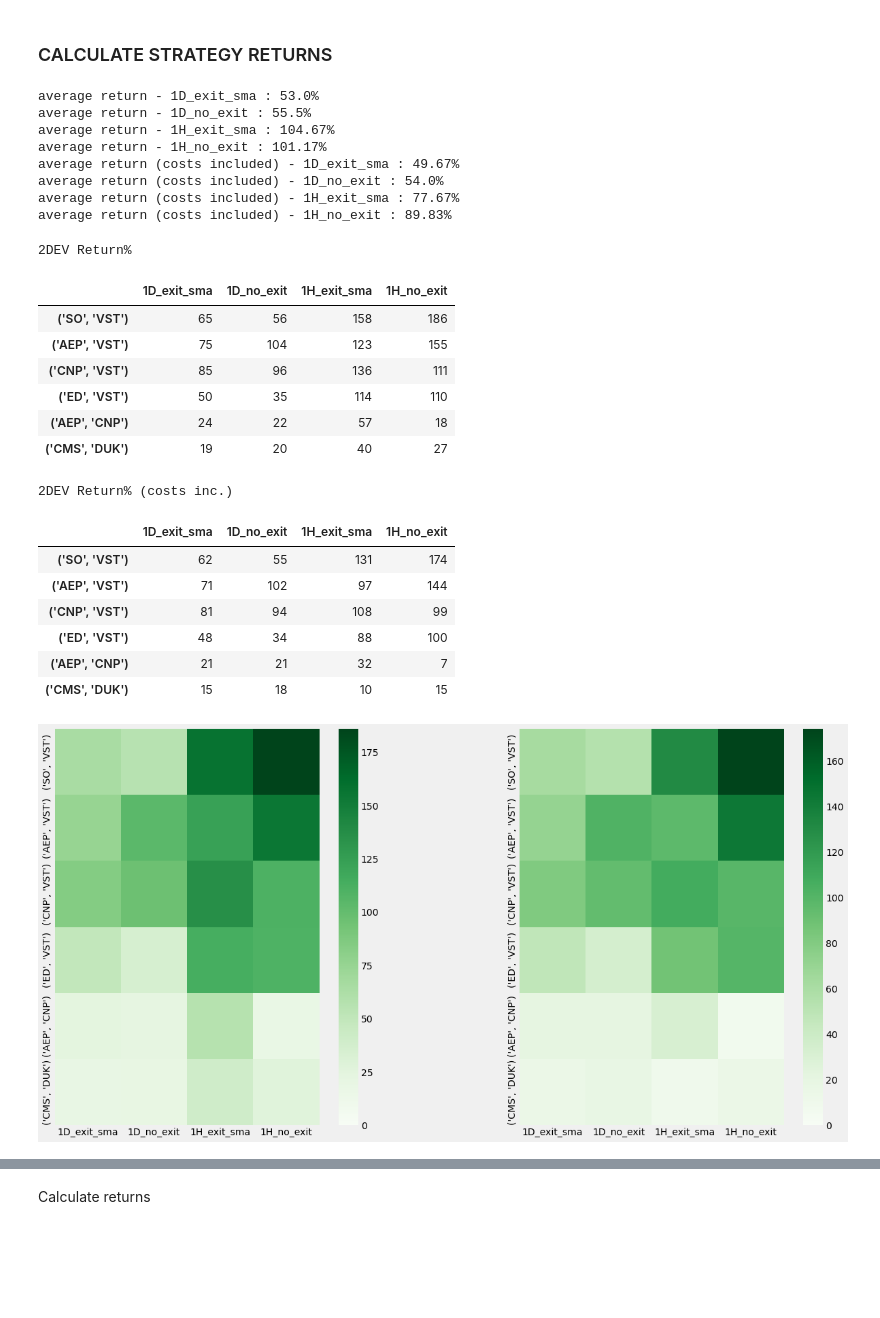
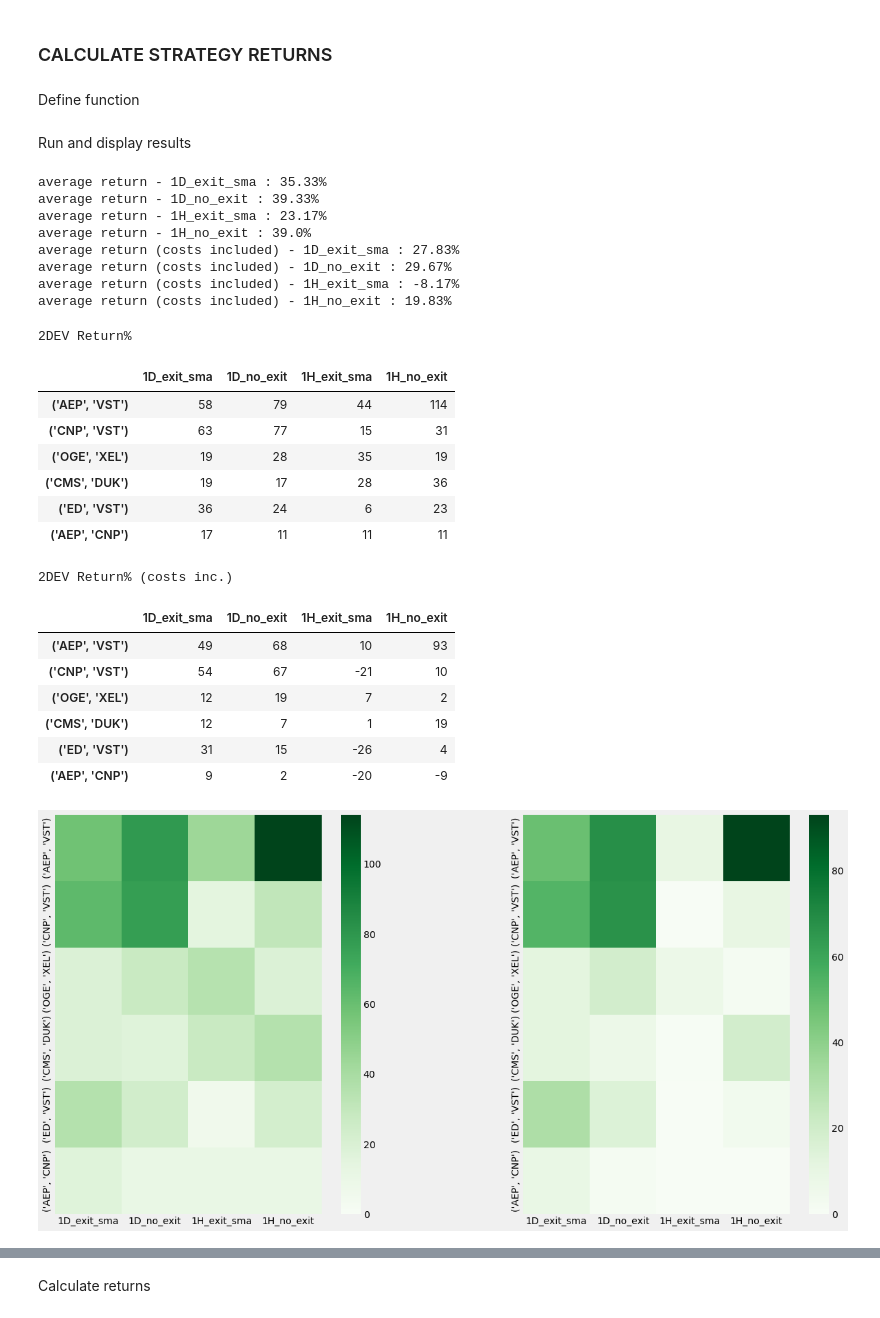
Before and after one commit to ozdemirozcelik/coint-tools, a Jupyter notebook: 7-summary-backtest.ipynb, the cells around one changed output, grey strips where cells are left out. Saved outputs shown, nothing was run; the diff lists cells and outputs as text; code cells hidden in the pictures; blank space fills up the shorter version.

```diff
--- a/7-summary-backtest.ipynb
+++ b/7-summary-backtest.ipynb
@@ -17,7 +18,8 @@ Path("report").mkdir(parents=True, exist_ok=True)
 # %%
 resolution_list = ['1D','1H']
 
-report_heading = "Utilities 1Y"  # change for the report heading
+# report_heading = "Utilities 1Y"  # change for the report heading
+report_heading = "UTILITIES 1Y"  # change for the report heading
 
 pos_value = 7500 # x2 for pair buy & sell
 mar_req = 0.3 # margin requirement
@@ -25,7 +27,7 @@ cash_req = mar_req * pos_value * 2 # required cash
 avg_slip = 0.001 # per order per position value
 avg_commission = 0.007 # per contract
 
-avg_fin_cost_list = [(0.07/365),(0.07/365/24)] # per borrowed cash per day&hour
+avg_fin_cost_dic = {'1D':(0.07/365),'1H':(0.07/365/7)} # per borrowed cash per day&hour
 # %% [markdown]
 ### GET PAIR INFORMATION
 # %%
@@ -176,4 +266,6 @@ def bb(data, sma, sd=2.0, n=20):
     return bb_up, bb_low
 # %% [markdown]
 ### CALCULATE STRATEGY RETURNS
+# %% [markdown]
+Define function
 # %%
@@ -314,10 +422,15 @@ def calculate_returns(data_dic, b=2):  # b is 1.0, 1.5, 2.0, 2.5 or 3 std
             returns_with_costs_df[res + "_" + strategy_list[st]] = costs_list
 
     return returns_df, returns_with_costs_df
+# %% [markdown]
+Run and display results
 # %%
 from IPython.display import display_html
 
-df1_2_0std, df2_2_0std = calculate_returns(pairs_dic,b=2.0) # b is 1.0, 1.5, 2.0, 2.5 or 3 std
+#strategy_list = ["exit_sma", "no_exit", "skp_sma"]
+str_list = ["exit_sma", "no_exit"]
+
+df1_2_0std, df2_2_0std = calculate_returns(pairs_dic, str_list, b=2.0) # b is 1.0, 1.5, 2.0, 2.5 or 3 std
 
 for col in df1_2_0std.columns:
     print(f"average return - {col} : {round(df1_2_0std[col].mean(),2)}%")
@@ -342,54 +455,54 @@ display_html(df1_style._repr_html_() + df2_style._repr_html_(), raw=True)
 
 fig, (ax1, ax2) = plt.subplots(1,2)
 seaborn.heatmap(
     df1_sort,
     xticklabels=df1_sort.columns,
     yticklabels=df1_sort.index,
     cmap="Greens",
     square=True,
     vmin=0,
     ax=ax1
 )
 seaborn.heatmap(
     df2_sort,
     xticklabels=df2_sort.columns,
     yticklabels=df2_sort.index,
     cmap="Greens",
     square=True,
     vmin=0,
     ax=ax2
 )
 
 dpi_set=100
 dfi.export(df1_style, 'summary1.png', dpi=dpi_set)
 dfi.export(df2_style, 'summary2.png', dpi=dpi_set)
 plt.savefig('summary_plot1', dpi=dpi_set, bbox_inches='tight', pad_inches=0)
 # %% [output]
-average return - 1D_exit_sma : 53.0%
-average return - 1D_no_exit : 55.5%
-average return - 1H_exit_sma : 104.67%
-average return - 1H_no_exit : 101.17%
-average return (costs included) - 1D_exit_sma : 49.67%
-average return (costs included) - 1D_no_exit : 54.0%
-average return (costs included) - 1H_exit_sma : 77.67%
-average return (costs included) - 1H_no_exit : 89.83%
+average return - 1D_exit_sma : 35.33%
+average return - 1D_no_exit : 39.33%
+average return - 1H_exit_sma : 23.17%
+average return - 1H_no_exit : 39.0%
+average return (costs included) - 1D_exit_sma : 27.83%
+average return (costs included) - 1D_no_exit : 29.67%
+average return (costs included) - 1H_exit_sma : -8.17%
+average return (costs included) - 1H_no_exit : 19.83%
 2DEV Return%
 |  | 1D_exit_sma | 1D_no_exit | 1H_exit_sma | 1H_no_exit |
-| ('SO', 'VST') | 65 | 56 | 158 | 186 |
-| ('AEP', 'VST') | 75 | 104 | 123 | 155 |
-| ('CNP', 'VST') | 85 | 96 | 136 | 111 |
-| ('ED', 'VST') | 50 | 35 | 114 | 110 |
-| ('AEP', 'CNP') | 24 | 22 | 57 | 18 |
-| ('CMS', 'DUK') | 19 | 20 | 40 | 27 |
+| ('AEP', 'VST') | 58 | 79 | 44 | 114 |
+| ('CNP', 'VST') | 63 | 77 | 15 | 31 |
+| ('OGE', 'XEL') | 19 | 28 | 35 | 19 |
+| ('CMS', 'DUK') | 19 | 17 | 28 | 36 |
+| ('ED', 'VST') | 36 | 24 | 6 | 23 |
+| ('AEP', 'CNP') | 17 | 11 | 11 | 11 |
 2DEV Return% (costs inc.)
 |  | 1D_exit_sma | 1D_no_exit | 1H_exit_sma | 1H_no_exit |
-| ('SO', 'VST') | 62 | 55 | 131 | 174 |
-| ('AEP', 'VST') | 71 | 102 | 97 | 144 |
-| ('CNP', 'VST') | 81 | 94 | 108 | 99 |
-| ('ED', 'VST') | 48 | 34 | 88 | 100 |
-| ('AEP', 'CNP') | 21 | 21 | 32 | 7 |
-| ('CMS', 'DUK') | 15 | 18 | 10 | 15 |
+| ('AEP', 'VST') | 49 | 68 | 10 | 93 |
+| ('CNP', 'VST') | 54 | 67 | -21 | 10 |
+| ('OGE', 'XEL') | 12 | 19 | 7 | 2 |
+| ('CMS', 'DUK') | 12 | 7 | 1 | 19 |
+| ('ED', 'VST') | 31 | 15 | -26 | 4 |
+| ('AEP', 'CNP') | 9 | 2 | -20 | -9 |
-[figure, old version]
+[figure, new version]
 # %%
 if bool(drop_dic):
 
```
Also changed, not shown: parts of 11 cells of this notebook, 12 other files.
